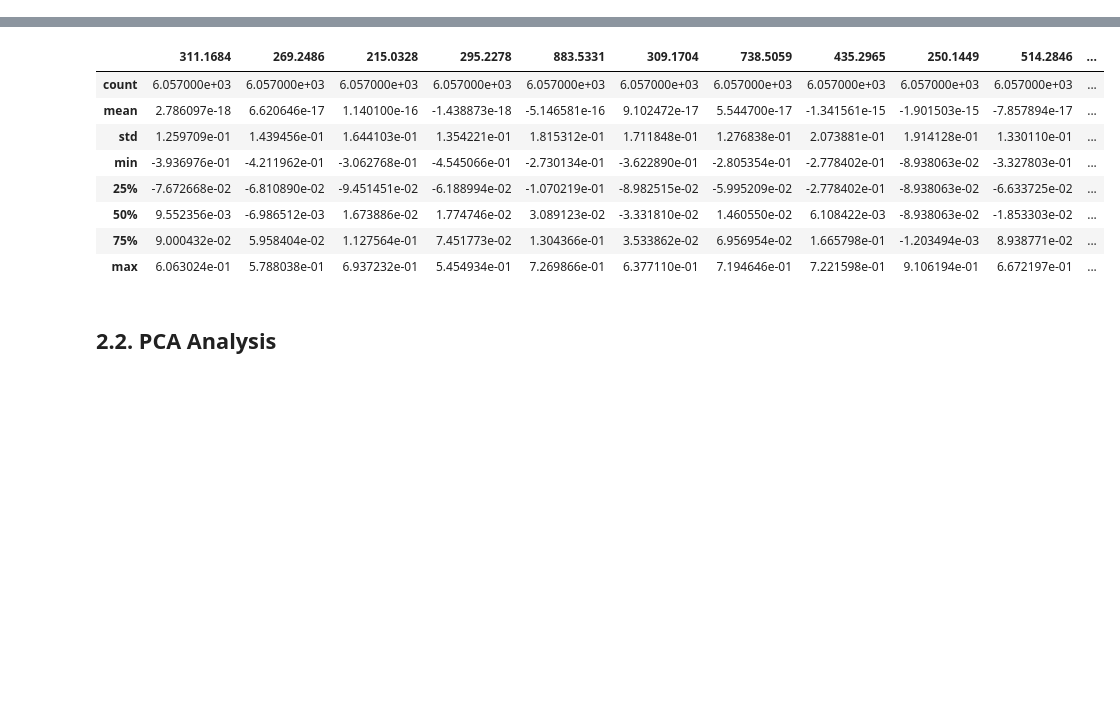
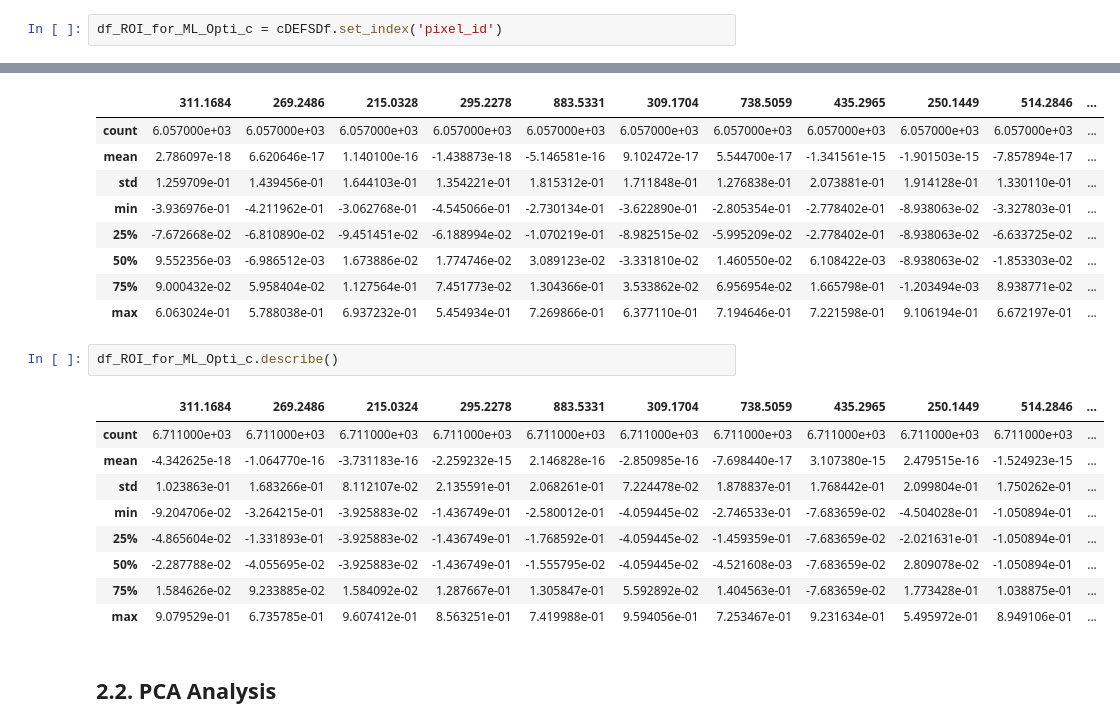
Before and after one commit to TommyNHL/raMSIn, a Jupyter notebook: 6c_ML_Model_trainValTest.ipynb, the cells around one changed output, grey strips where cells are left out. Cells and saved outputs as stored; diff of their text form; blank space fills up the shorter version.

```diff
--- a/6c_ML_Model_trainValTest.ipynb
+++ b/6c_ML_Model_trainValTest.ipynb
@@ -499,6 +551,8 @@ df_ROI_for_ML_Opti_ext = extDEFSDf.set_index('pixel_id')
 df_ROI_for_ML_Opti_FNA = fnaDEFSDf.set_index('pixel_id')
 # %%
 df_ROI_for_ML_Opti_di = diDEFSDf.set_index('pixel_id')
+# %%
+df_ROI_for_ML_Opti_c = cDEFSDf.set_index('pixel_id')
 # %%
 df_ROI_for_ML_Opti_di.describe()
 # %% [output]
@@ -511,6 +565,18 @@ df_ROI_for_ML_Opti_di.describe()
 | 50% | 9.552356e-03 | -6.986512e-03 | 1.673886e-02 | 1.774746e-02 | 3.089123e-02 | -3.331810e-02 | 1.460550e-02 | 6.108422e-03 | -8.938063e-02 | -1.853303e-02 | ... |
 | 75% | 9.000432e-02 | 5.958404e-02 | 1.127564e-01 | 7.451773e-02 | 1.304366e-01 | 3.533862e-02 | 6.956954e-02 | 1.665798e-01 | -1.203494e-03 | 8.938771e-02 | ... |
 | max | 6.063024e-01 | 5.788038e-01 | 6.937232e-01 | 5.454934e-01 | 7.269866e-01 | 6.377110e-01 | 7.194646e-01 | 7.221598e-01 | 9.106194e-01 | 6.672197e-01 | ... |
+# %%
+df_ROI_for_ML_Opti_c.describe()
+# %% [output]
+|  | 311.1684 | 269.2486 | 215.0324 | 295.2278 | 883.5331 | 309.1704 | 738.5059 | 435.2965 | 250.1449 | 514.2846 | ... |
+| count | 6.711000e+03 | 6.711000e+03 | 6.711000e+03 | 6.711000e+03 | 6.711000e+03 | 6.711000e+03 | 6.711000e+03 | 6.711000e+03 | 6.711000e+03 | 6.711000e+03 | ... |
+| mean | -4.342625e-18 | -1.064770e-16 | -3.731183e-16 | -2.259232e-15 | 2.146828e-16 | -2.850985e-16 | -7.698440e-17 | 3.107380e-15 | 2.479515e-16 | -1.524923e-15 | ... |
+| std | 1.023863e-01 | 1.683266e-01 | 8.112107e-02 | 2.135591e-01 | 2.068261e-01 | 7.224478e-02 | 1.878837e-01 | 1.768442e-01 | 2.099804e-01 | 1.750262e-01 | ... |
+| min | -9.204706e-02 | -3.264215e-01 | -3.925883e-02 | -1.436749e-01 | -2.580012e-01 | -4.059445e-02 | -2.746533e-01 | -7.683659e-02 | -4.504028e-01 | -1.050894e-01 | ... |
+| 25% | -4.865604e-02 | -1.331893e-01 | -3.925883e-02 | -1.436749e-01 | -1.768592e-01 | -4.059445e-02 | -1.459359e-01 | -7.683659e-02 | -2.021631e-01 | -1.050894e-01 | ... |
+| 50% | -2.287788e-02 | -4.055695e-02 | -3.925883e-02 | -1.436749e-01 | -1.555795e-02 | -4.059445e-02 | -4.521608e-03 | -7.683659e-02 | 2.809078e-02 | -1.050894e-01 | ... |
+| 75% | 1.584626e-02 | 9.233885e-02 | 1.584092e-02 | 1.287667e-01 | 1.305847e-01 | 5.592892e-02 | 1.404563e-01 | -7.683659e-02 | 1.773428e-01 | 1.038875e-01 | ... |
+| max | 9.079529e-01 | 6.735785e-01 | 9.607412e-01 | 8.563251e-01 | 7.419988e-01 | 9.594056e-01 | 7.253467e-01 | 9.231634e-01 | 5.495972e-01 | 8.949106e-01 | ... |
 # %% [markdown]
 ## 2.2. PCA Analysis
 # %%
```
Also changed, not shown: parts of 14 cells of this notebook, 4 other files.
